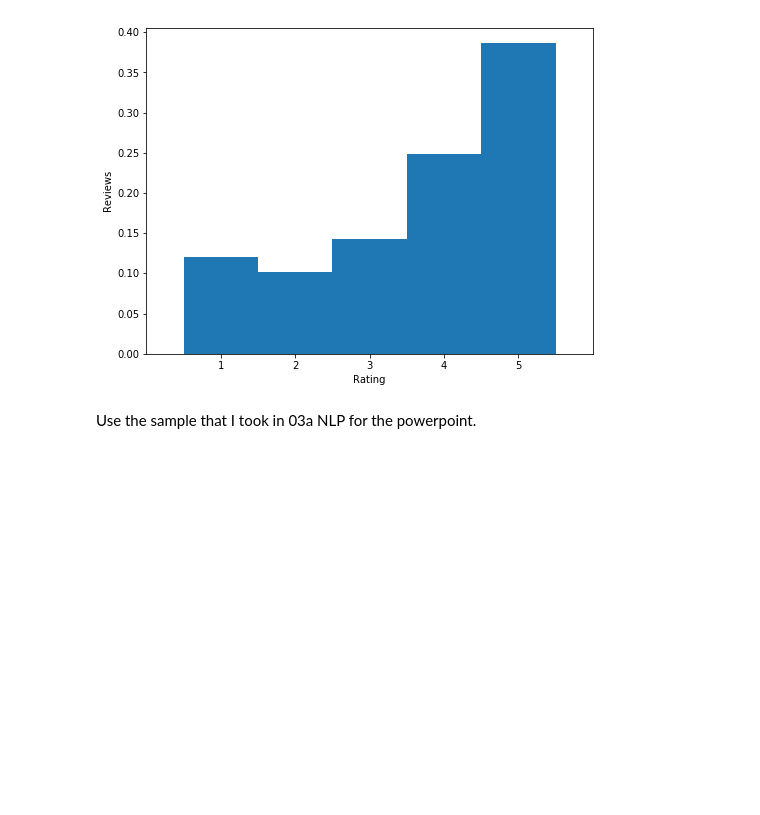
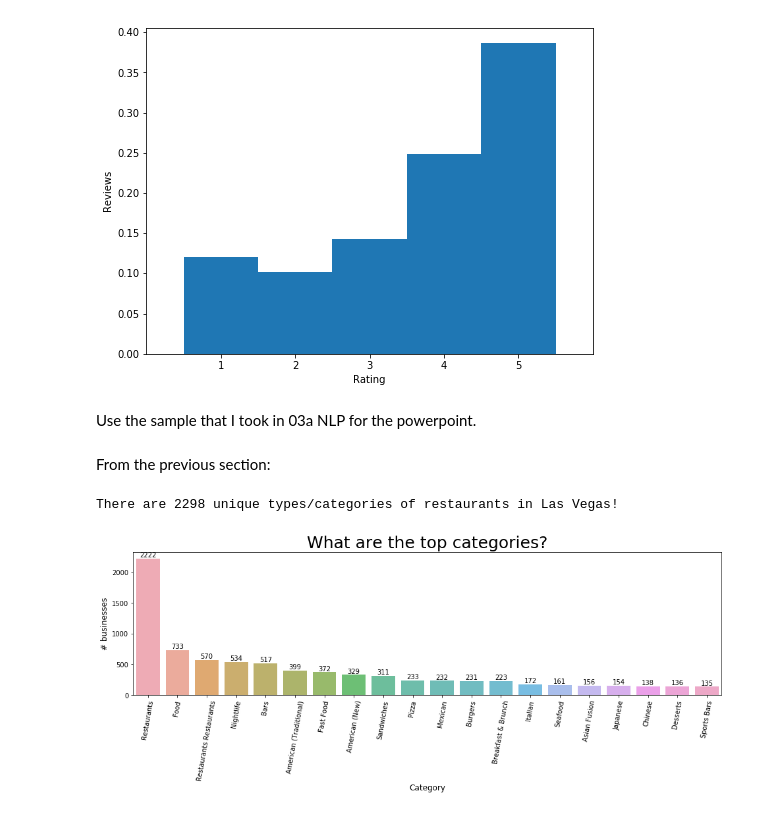
Before and after one commit to lannguyen9/Yelp-NLP, a Jupyter notebook: 02 Data Visualizations.ipynb, the cells around one changed output. Cells and saved outputs as stored; diff of their text form; code cells hidden in the pictures; blank space fills up the shorter version.

```diff
--- a/02 Data Visualizations.ipynb
+++ b/02 Data Visualizations.ipynb
@@ -57,3 +57,37 @@ plt.show()
 [figure]
 # %% [markdown]
 Use the sample that I took in 03a NLP for the powerpoint.
+# %% [markdown]
+From the previous section:
+# %%
+# Some EDA from Jagan Upta's Kaggle notebook
+# https://www.kaggle.com/jagangupta/what-s-in-a-review-yelp-ratings-eda
+restaurants_cats=' '.join(restaurants_LV['categories'])
+
+cats=pd.DataFrame(restaurants_cats.split(';'),columns=['category'])
+x=cats.category.value_counts()
+print("There are",len(x),"unique types/categories of restaurants in Las Vegas!")
+#prep for chart
+x=x.sort_values(ascending=False)
+x=x.iloc[0:20]
+
+#chart
+plt.figure(figsize=(16,4))
+ax = sns.barplot(x.index, x.values, alpha=0.8)#,color=color[5])
+plt.title("What are the top categories?",fontsize=25)
+locs, labels = plt.xticks()
+plt.setp(labels, rotation=80)
+plt.ylabel('# businesses', fontsize=12)
+plt.xlabel('Category', fontsize=12)
+
+#adding the text labels
+rects = ax.patches
+labels = x.values
+for rect, label in zip(rects, labels):
+    height = rect.get_height()
+    ax.text(rect.get_x() + rect.get_width()/2, height + 5, label, ha='center', va='bottom')
+
+plt.show()
+# %% [output]
+There are 2298 unique types/categories of restaurants in Las Vegas!
+[figure, added]
```
Also changed, not shown: parts of 1 cell of this notebook, 3 other files.
